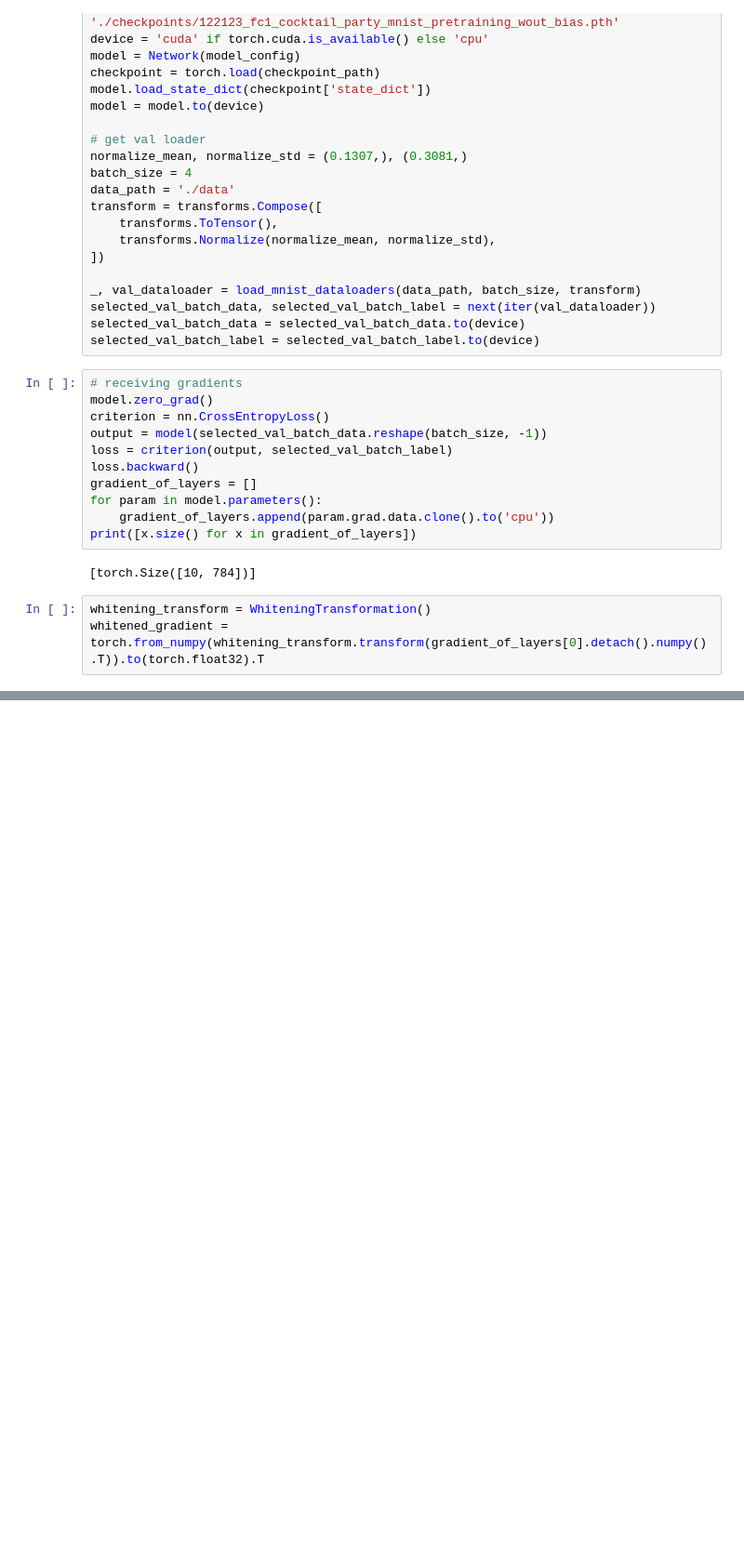
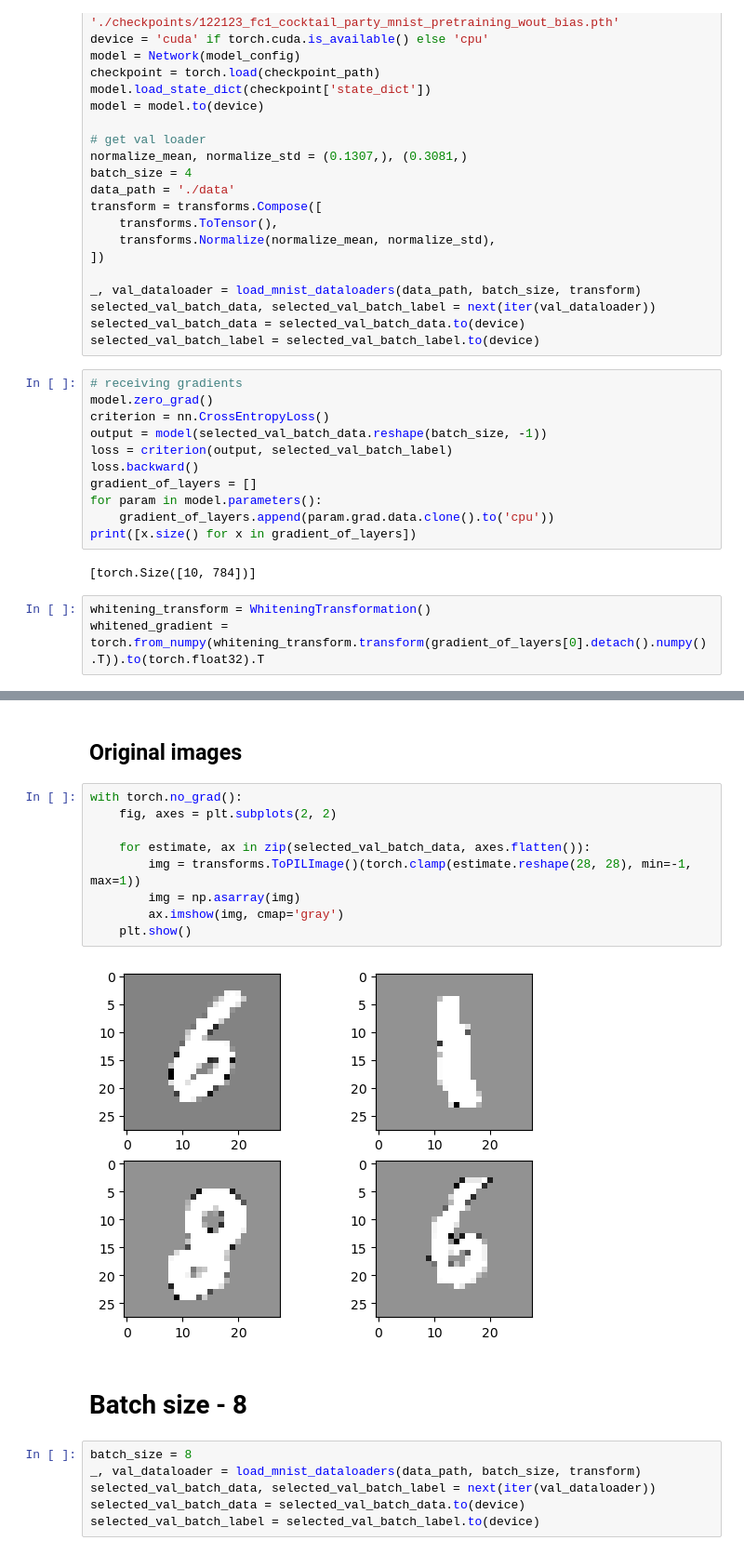
Before and after one commit to umityigitbsrn/cocktail-party-attack, a Jupyter notebook: 122123_fc1_cocktail_party_mnist_wout_bias_ica_optimization.ipynb, the cells around one changed output, grey strips where cells are left out. Shown: that part at 93% size. Drawn from its saved outputs; the diff is of its cells as text; blank space fills up the shorter version.

Commit message:
batch size 4, 8, 16 results are taken from MNIST experiment without any hyperparameter optimization also small criterion update is implemented

```diff
--- a/122123_fc1_cocktail_party_mnist_wout_bias_ica_optimization.ipynb
+++ b/122123_fc1_cocktail_party_mnist_wout_bias_ica_optimization.ipynb
@@ -80,0 +98,21 @@ loss: 0.8804312348365784
+# %% [markdown]
+## Original images
+# %%
+with torch.no_grad():
+    fig, axes = plt.subplots(2, 2)
+
+    for estimate, ax in zip(selected_val_batch_data, axes.flatten()):
+        img = transforms.ToPILImage()(torch.clamp(estimate.reshape(28, 28), min=-1, max=1))
+        img = np.asarray(img)
+        ax.imshow(img, cmap='gray')
+    plt.show()
+# %% [output]
+[figure, added]
+# %% [markdown]
+# Batch size - 8
+# %%
+batch_size = 8
+_, val_dataloader = load_mnist_dataloaders(data_path, batch_size, transform)
+selected_val_batch_data, selected_val_batch_label = next(iter(val_dataloader))
+selected_val_batch_data = selected_val_batch_data.to(device)
+selected_val_batch_label = selected_val_batch_label.to(device)
```
Also changed, not shown: parts of 21 cells of this notebook, 2 other files.
